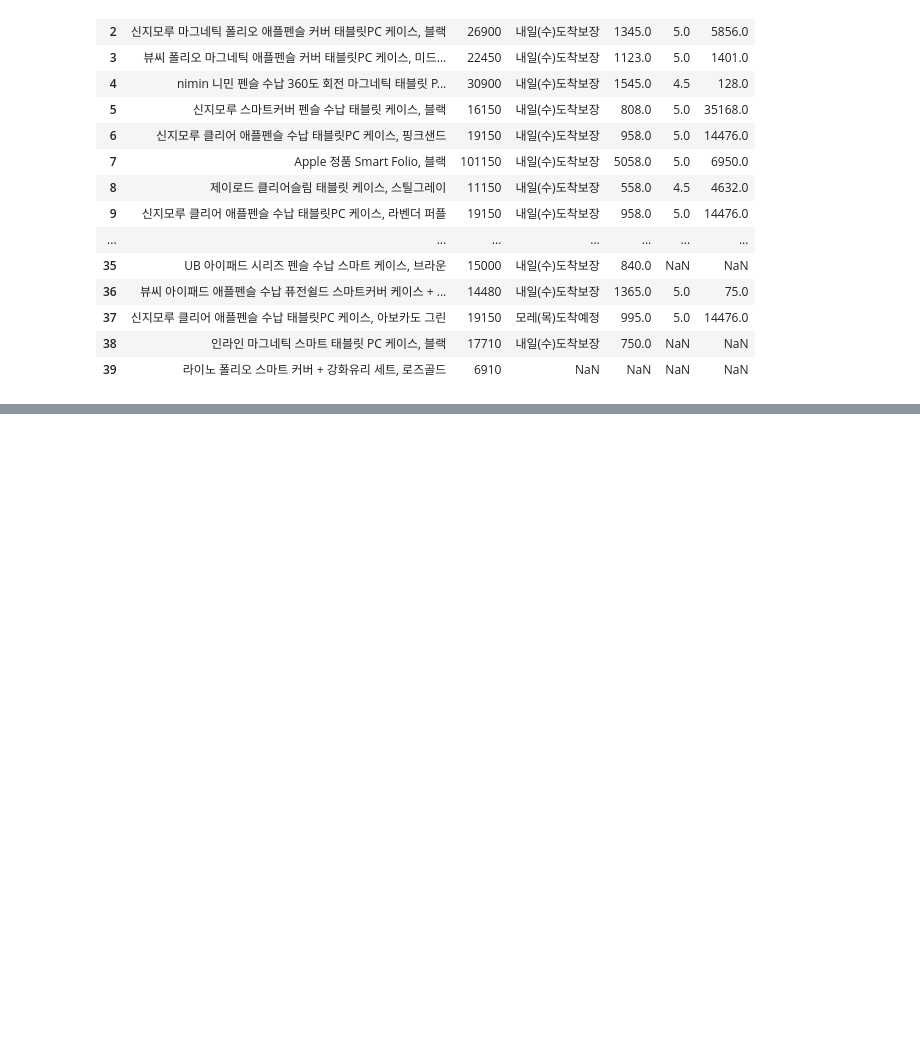
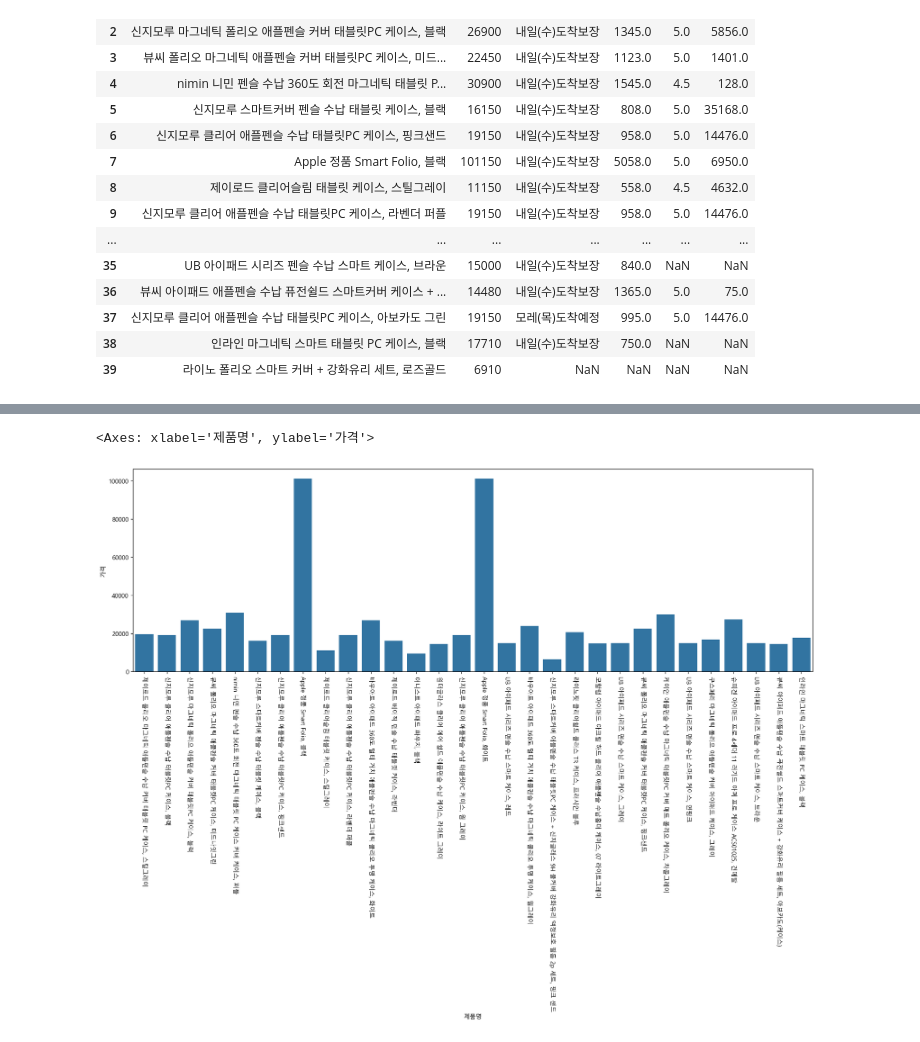
Before and after one commit to kimjy0102/Pythonusage, a Jupyter notebook: assignment/assignment1.ipynb, the cells around one changed output, grey strips where cells are left out. Drawn from its saved outputs; the diff is of its cells as text; code cells hidden in the pictures; blank space fills up the shorter version.

Commit message:
graph

```diff
--- a/assignment/assignment1.ipynb
+++ b/assignment/assignment1.ipynb
@@ -79,0 +102,12 @@ filtered
+# %%
+processed = filtered.replace('-', np.NaN)
+# %%
+num_col = processed.loc[:, ['제품명', '가격', '적립금', '별점', '리뷰개수']]
+# %%
+plt.rcParams['font.family'] = 'Malgun Gothic'
+plt.figure(figsize = (20, 6))
+plt.xticks(rotation=270)
+sns.barplot(data = num_col, x = '제품명', y = '가격')
+# %% [output]
+<Axes: xlabel='제품명', ylabel='가격'>
+[figure, added]
```
Also changed, not shown: parts of 7 cells of this notebook.
